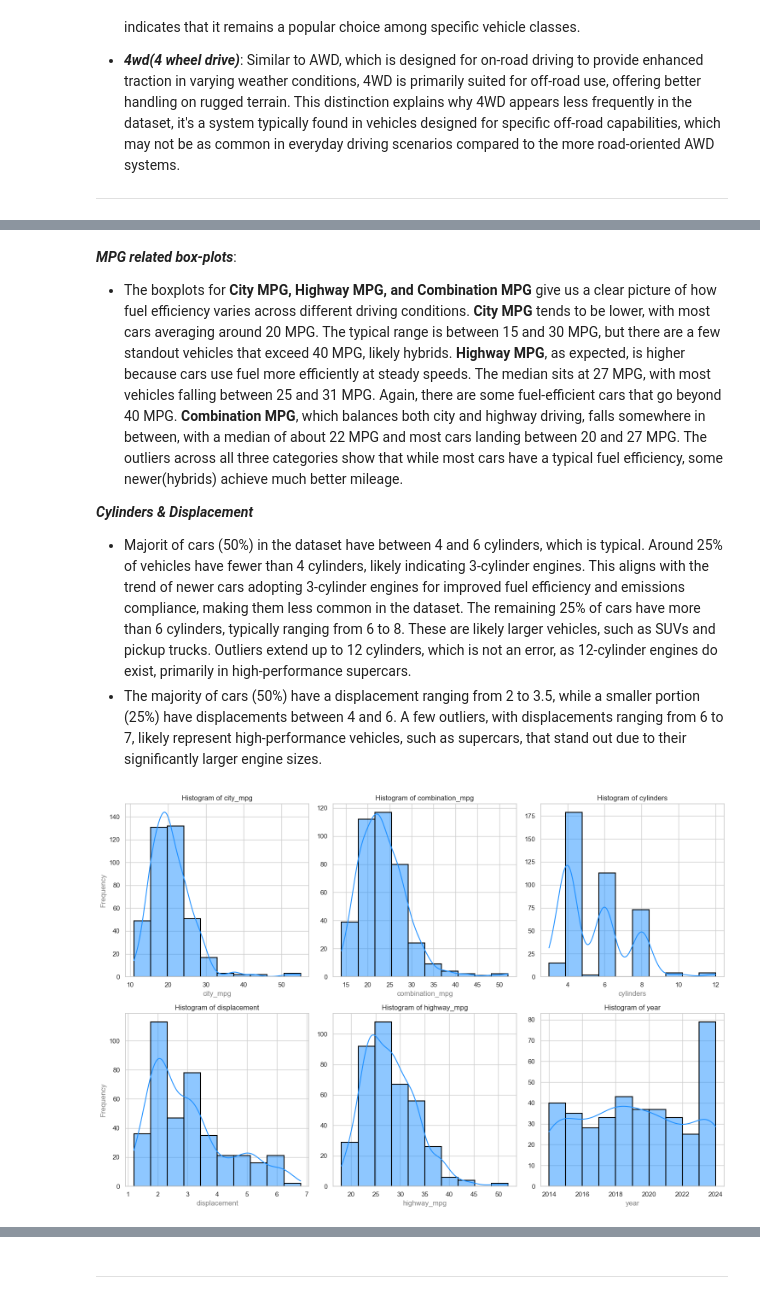
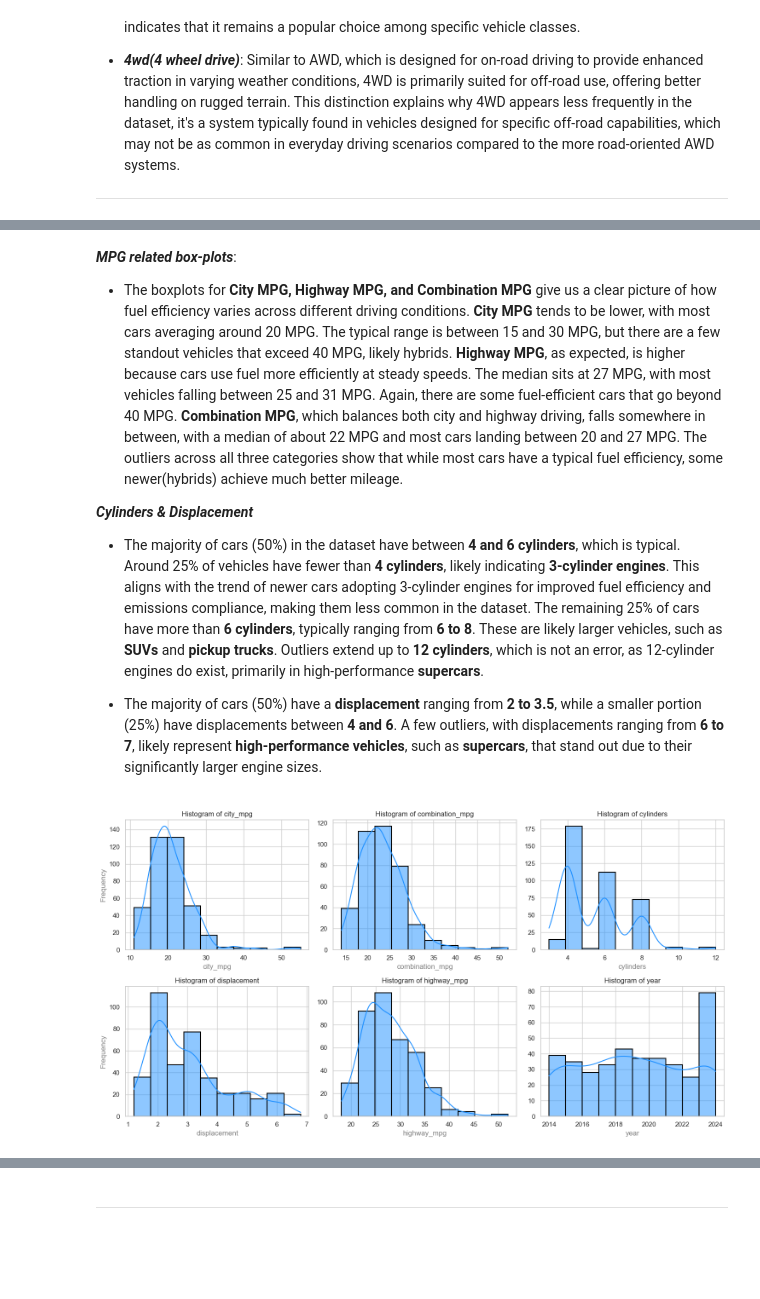
Before and after one commit to lamelkekana/Fuel_Economy_Insights, a Jupyter notebook: fuel_efficiency_analysis.ipynb, the cells around one changed output, grey strips where cells are left out. Saved outputs shown, nothing was run; the diff lists cells and outputs as text; code cells hidden in the pictures; blank space fills up the shorter version.

```diff
--- a/fuel_efficiency_analysis.ipynb
+++ b/fuel_efficiency_analysis.ipynb
@@ -575,37 +577,38 @@ plt.show()
 
 
 ***Cylinders & Displacement***
-- Majorit of cars (50%) in the dataset have between 4 and 6 cylinders, which is typical. Around 25% of vehicles have fewer than 4 cylinders, likely indicating 3-cylinder engines. This aligns with the trend of newer cars adopting 3-cylinder engines for improved fuel efficiency and emissions compliance, making them less common in the dataset. The remaining 25% of cars have more than 6 cylinders, typically ranging from 6 to 8. These are likely larger vehicles, such as SUVs and pickup trucks. Outliers extend up to 12 cylinders, which is not an error, as 12-cylinder engines do exist, primarily in high-performance supercars.
-- The majority of cars (50%) have a displacement ranging from 2 to 3.5, while a smaller portion (25%) have displacements between 4 and 6. A few outliers, with displacements ranging from 6 to 7, likely represent high-performance vehicles, such as supercars, that stand out due to their significantly larger engine sizes.
+- The majority of cars (50%) in the dataset have between **4 and 6 cylinders**, which is typical. Around 25% of vehicles have fewer than **4 cylinders**, likely indicating **3-cylinder engines**. This aligns with the trend of newer cars adopting 3-cylinder engines for improved fuel efficiency and emissions compliance, making them less common in the dataset. The remaining 25% of cars have more than **6 cylinders**, typically ranging from **6 to 8**. These are likely larger vehicles, such as **SUVs** and **pickup trucks**. Outliers extend up to **12 cylinders**, which is not an error, as 12-cylinder engines do exist, primarily in high-performance **supercars**.
+
+- The majority of cars (50%) have a **displacement** ranging from **2 to 3.5**, while a smaller portion (25%) have displacements between **4 and 6**. A few outliers, with displacements ranging from **6 to 7**, likely represent **high-performance vehicles**, such as **supercars**, that stand out due to their significantly larger engine sizes.
 # %%
 # Get numeric columns
 numeric_columns = numeric_df.columns
 
 # Create subplots with 2 rows and 3 columns
-fig, axes = plt.subplots(2, 3, figsize=(15, 10))
+fig, axes = plt.subplots(2, 3, figsize=(15, 8))
 
 # Flatten the axes array for easy iteration
 axes = axes.flatten()
 
 # Set a glossy style
 glossy_style = {'alpha': 0.8, 'edgecolor': 'black'}
 
 # Plot histograms for each numeric column
 for i, col in enumerate(numeric_columns):
     sns.histplot(df[col], kde=True, ax=axes[i], bins=10, color='dodgerblue', edgecolor='black', linewidth=1.5)
 
     # Set titles, labels, and styles
     axes[i].set_title(f'Histogram of {col}')
     axes[i].set_xlabel(col, fontsize=12, color='gray')
 
     # set label to be on the far left for each row of plots
     if i == 0 or i == 3:
         axes[i].set_ylabel('Frequency', fontsize=12, color='gray')
     else:
         axes[i].set_ylabel('')
 
 # Adjust layout and show plot
 plt.tight_layout()
 plt.show()
 # %% [output]
-[figure, old version]
+[figure, new version]
```
Also changed, not shown: parts of 9 cells of this notebook.
